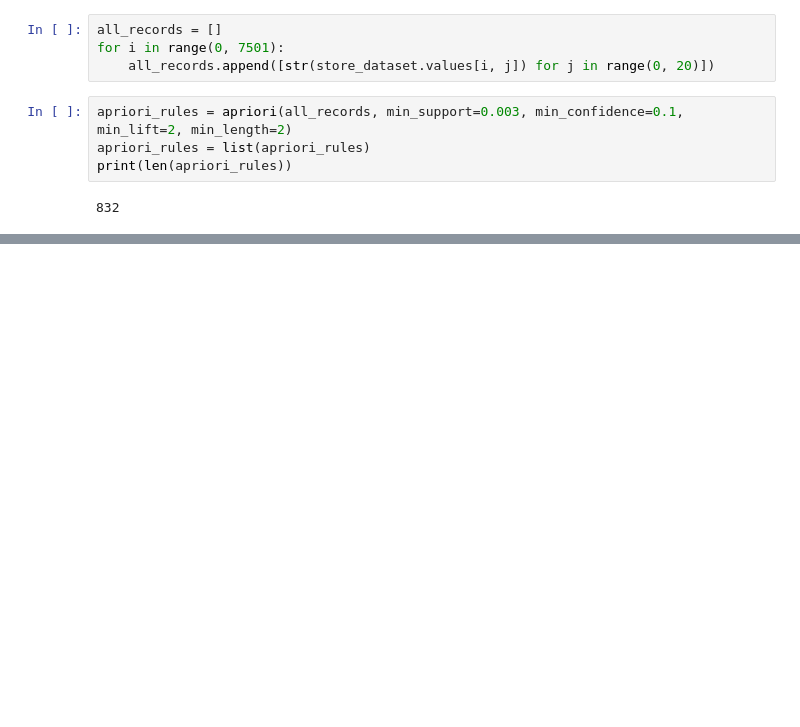
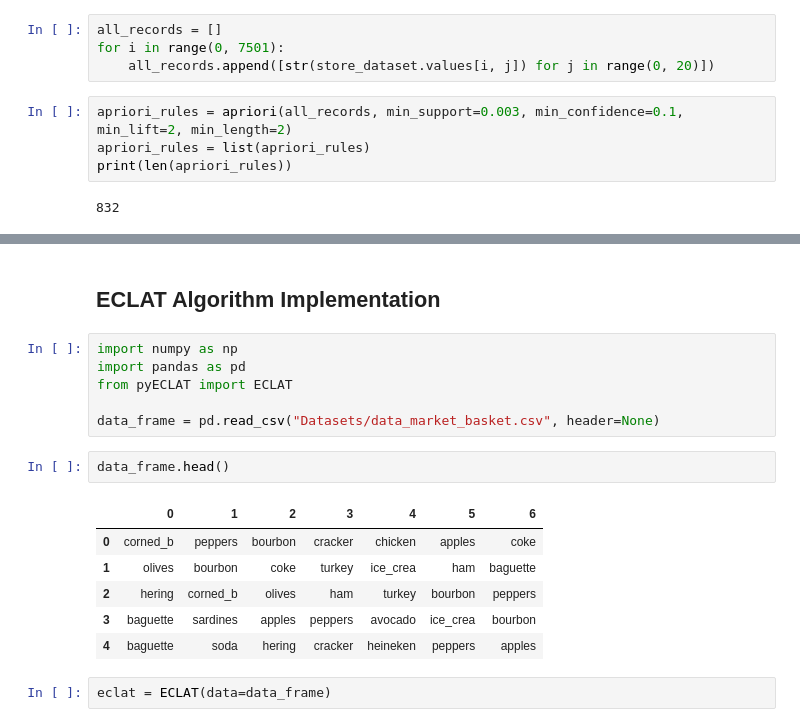
Before and after one commit to manuel22fuele/DC-from-Scratch, a Jupyter notebook: IPG_ML_II/association_algorithm.ipynb, the cells around one changed output, grey strips where cells are left out. Saved outputs shown, nothing was run; the diff lists cells and outputs as text; blank space fills up the shorter version.

Commit message:
eclat algorithm

```diff
--- a/IPG_ML_II/association_algorithm.ipynb
+++ b/IPG_ML_II/association_algorithm.ipynb
@@ -87,3 +87,22 @@ The support for the rule is: 0.003332888948140248
 The confidence for the rule is: 0.2380952380952381
 The lift for the rule is: 3.9865008503401365
 ***********************
+# %% [markdown]
+## ECLAT Algorithm Implementation
+# %%
+import numpy as np
+import pandas as pd
+from pyECLAT import ECLAT
+
+data_frame = pd.read_csv("Datasets/data_market_basket.csv", header=None)
+# %%
+data_frame.head()
+# %% [output]
+|  | 0 | 1 | 2 | 3 | 4 | 5 | 6 |
+| 0 | corned_b | peppers | bourbon | cracker | chicken | apples | coke |
+| 1 | olives | bourbon | coke | turkey | ice_crea | ham | baguette |
+| 2 | hering | corned_b | olives | ham | turkey | bourbon | peppers |
+| 3 | baguette | sardines | apples | peppers | avocado | ice_crea | bourbon |
+| 4 | baguette | soda | hering | cracker | heineken | peppers | apples |
+# %%
+eclat = ECLAT(data=data_frame)
```
Also changed, not shown: parts of 4 cells of this notebook.
